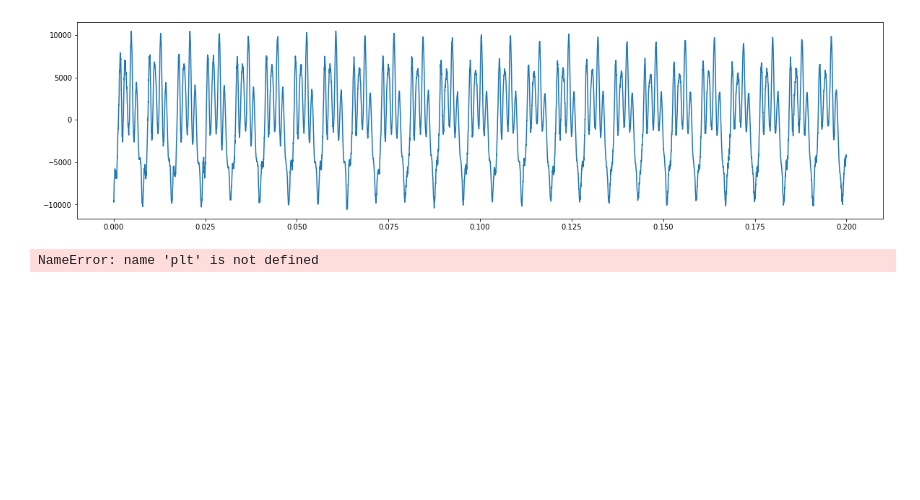
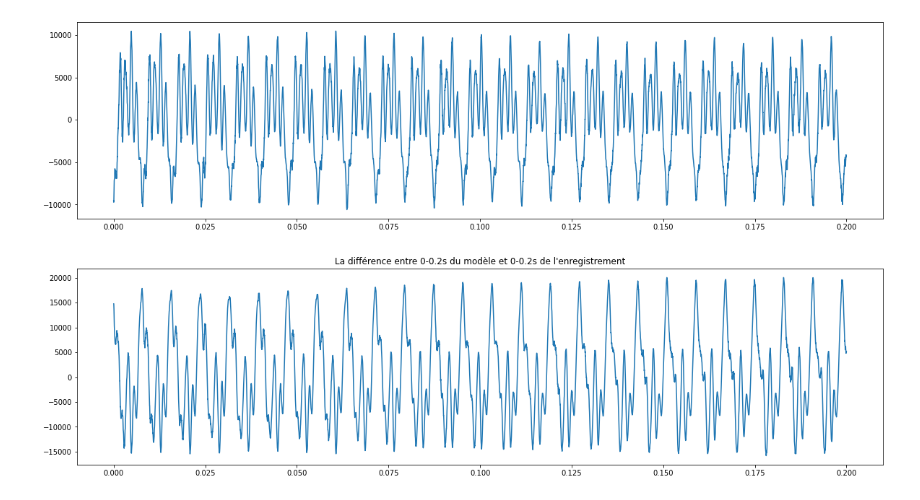
Before and after one commit to Entinus-oss/Projet-LUPY222, a Jupyter notebook: notebooks/Erreur.ipynb, the cells around one changed output. Drawn from its saved outputs; the diff is of its cells as text; code cells hidden in the pictures; blank space fills up the shorter version.

```diff
--- a/notebooks/Erreur.ipynb
+++ b/notebooks/Erreur.ipynb
@@ -37,7 +35,7 @@ time1 = np.arange(0, 0.2, 1/Framerate)
 
 plt.figure(figsize = (20,5))
 
-Frames1 = Frames[ : int(0.2*framerate1)]
+Frames1 = Frames[ : int(0.2*Framerate)]
 
 plt.plot(time1, Frames1)
 
@@ -47,9 +45,10 @@ plt.show()
 # %%
 plt.figure(figsize = (20,5))
 
+plt.plot(time1, 10000*frames1 - Frames1)
 
-plt.plot(time1, abs(frames1 - Frames1))
+plt.title("La différence entre 0-0.2s du modèle et 0-0.2s de l'enregistrement")
 
 plt.show()
 # %% [output]
-NameError: name 'plt' is not defined
+[figure, added]
```
Also changed, not shown: parts of 2 cells of this notebook.
